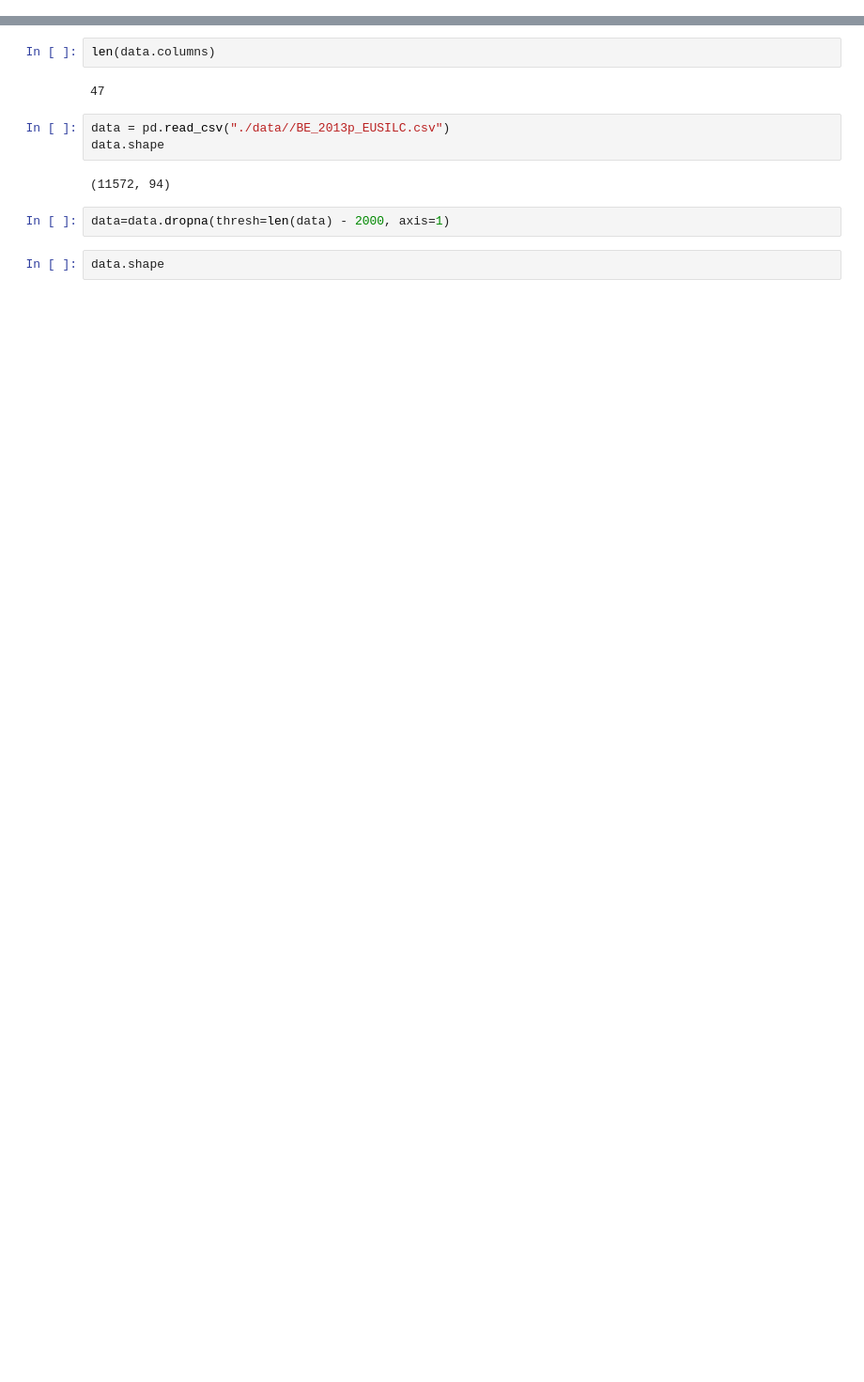
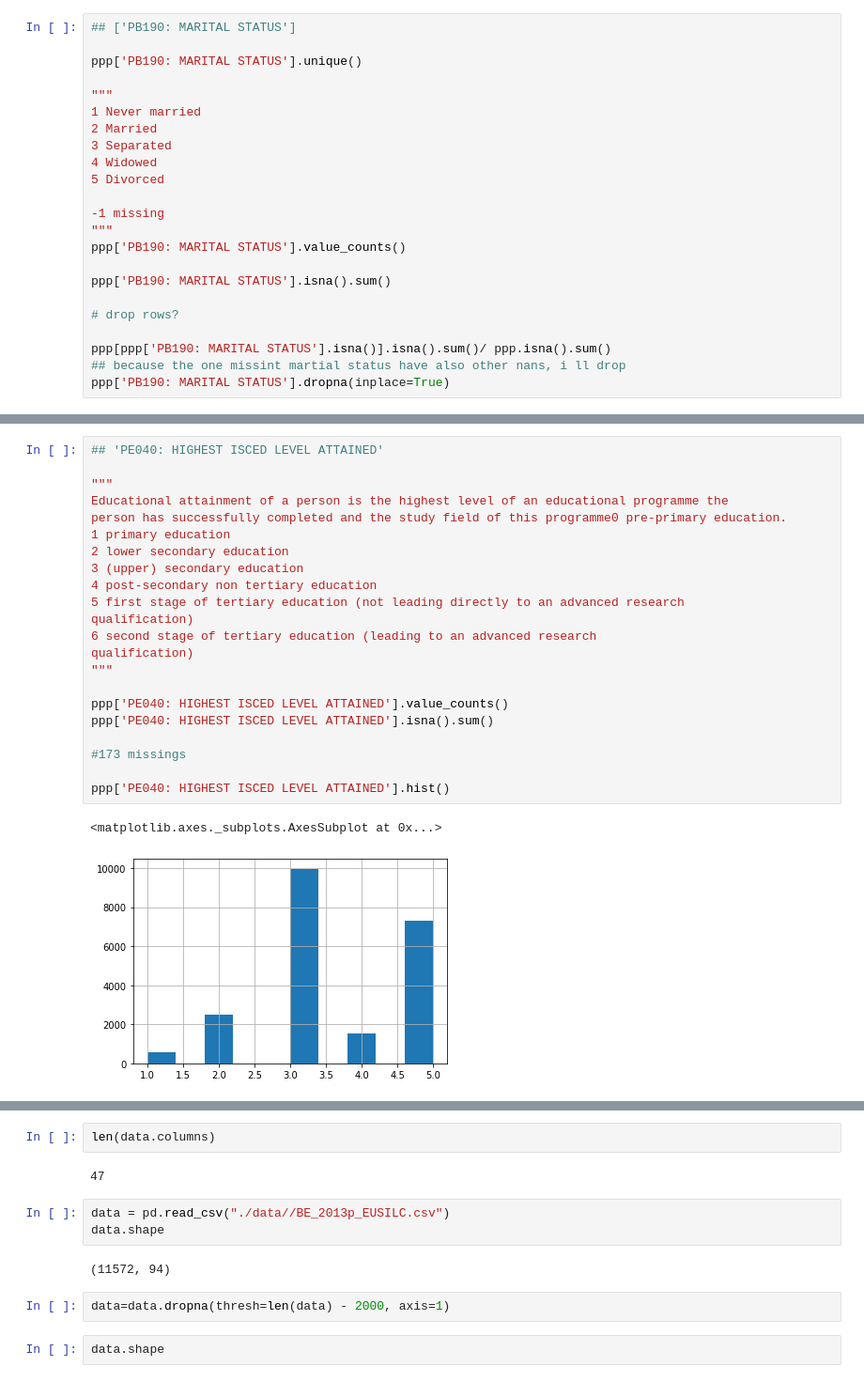
Before and after one commit to ta-data-lis/final-project, a Jupyter notebook: your-project/code.ipynb, the cells around one changed output, grey strips where cells are left out. Shown at 94% size. Saved outputs shown, nothing was run; the diff lists cells and outputs as text; blank space fills up the shorter version.

```diff
--- a/your-project/code.ipynb
+++ b/your-project/code.ipynb
@@ -49,0 +492,23 @@ data=data.dropna(thresh=len(data) - 1000, axis=1)
+# %%
+## ['PB190: MARITAL STATUS']
+
+ppp['PB190: MARITAL STATUS'].unique()
+
+"""
+1 Never married
+2 Married
+3 Separated
+4 Widowed
+5 Divorced
+
+-1 missing
+"""
+ppp['PB190: MARITAL STATUS'].value_counts()
+
+ppp['PB190: MARITAL STATUS'].isna().sum()
+
+# drop rows?
+
+ppp[ppp['PB190: MARITAL STATUS'].isna()].isna().sum()/ ppp.isna().sum()
+## because the one missint martial status have also other nans, i ll drop
+ppp['PB190: MARITAL STATUS'].dropna(inplace=True)
@@ -49,0 +584,25 @@ data=data.dropna(thresh=len(data) - 1000, axis=1)
+# %%
+## 'PE040: HIGHEST ISCED LEVEL ATTAINED'
+
+"""
+Educational attainment of a person is the highest level of an educational programme the
+person has successfully completed and the study field of this programme0 pre-primary education.
+1 primary education
+2 lower secondary education
+3 (upper) secondary education
+4 post-secondary non tertiary education
+5 first stage of tertiary education (not leading directly to an advanced research
+qualification)
+6 second stage of tertiary education (leading to an advanced research
+qualification)
+"""
+
+ppp['PE040: HIGHEST ISCED LEVEL ATTAINED'].value_counts()
+ppp['PE040: HIGHEST ISCED LEVEL ATTAINED'].isna().sum()
+
+#173 missings
+
+ppp['PE040: HIGHEST ISCED LEVEL ATTAINED'].hist()
+# %% [output]
+<matplotlib.axes._subplots.AxesSubplot at 0x...>
+[figure, added]
```
Also changed, not shown: parts of 92 cells of this notebook, 5 other files.
